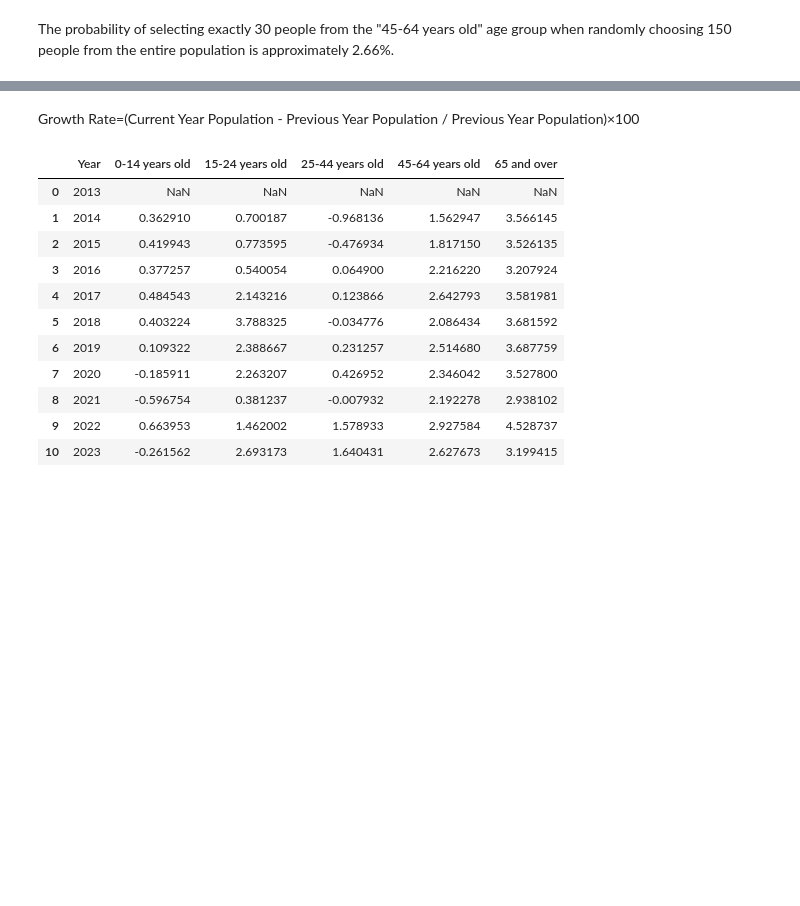
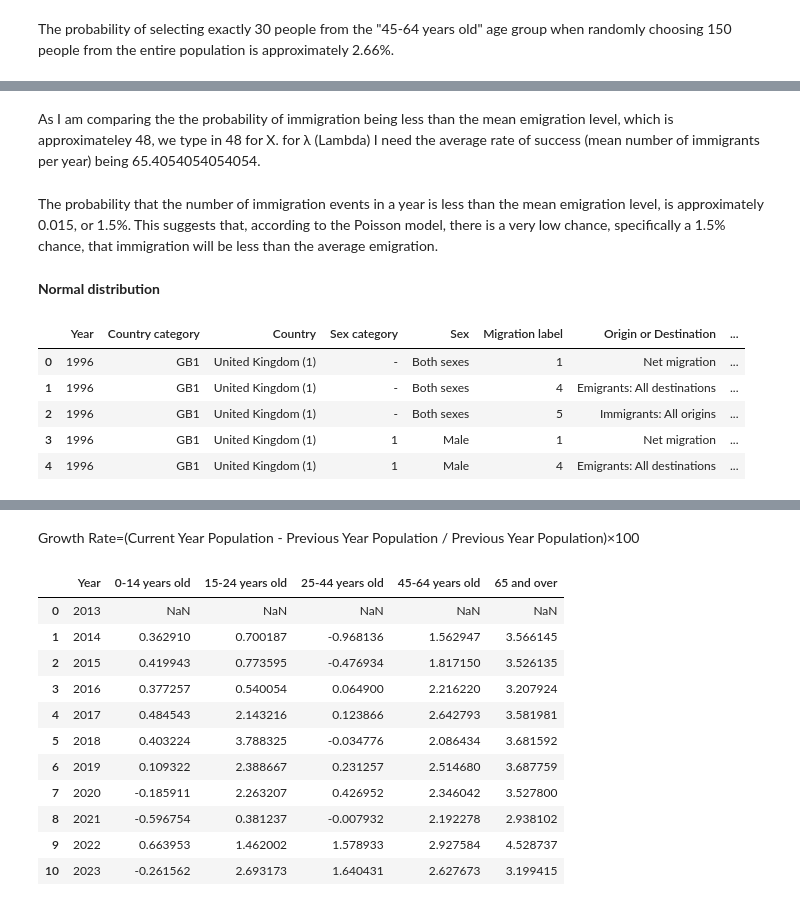
Before and after one commit to Ivkoto/DataAnalyticsMachineLearning, a Jupyter notebook: Data_Preparation/CA1_V6_2_refactored.ipynb, the cells around one changed output, grey strips where cells are left out. Saved outputs shown, nothing was run; the diff lists cells and outputs as text; code cells hidden in the pictures; blank space fills up the shorter version.

```diff
--- a/Data_Preparation/CA1_V6_2_refactored.ipynb
+++ b/Data_Preparation/CA1_V6_2_refactored.ipynb
@@ -268,0 +317,15 @@ The probability of selecting exactly 30 people from the "45-64 years old" age gr
+# %% [markdown]
+As I am comparing the the probability of immigration being less than the mean emigration level, which is approximateley 48, we type in 48 for X. for λ (Lambda) I need the average rate of success (mean number of immigrants per year) being 65.4054054054054.
+# %% [markdown]
+The probability that the number of immigration events in a year is less than the mean emigration level, is approximately 0.015, or 1.5%. This suggests that, according to the Poisson model, there is a very low chance, specifically a 1.5% chance, that immigration will be less than the average emigration.
+# %% [markdown]
+**Normal distribution**
+# %%
+migration_df_1996.head()
+# %% [output]
+|  | Year | Country category | Country | Sex category | Sex | Migration label | Origin or Destination | ... |
+| 0 | 1996 | GB1 | United Kingdom (1) | - | Both sexes | 1 | Net migration | ... |
+| 1 | 1996 | GB1 | United Kingdom (1) | - | Both sexes | 4 | Emigrants: All destinations | ... |
+| 2 | 1996 | GB1 | United Kingdom (1) | - | Both sexes | 5 | Immigrants: All origins | ... |
+| 3 | 1996 | GB1 | United Kingdom (1) | 1 | Male | 1 | Net migration | ... |
+| 4 | 1996 | GB1 | United Kingdom (1) | 1 | Male | 4 | Emigrants: All destinations | ... |
```
Also changed, not shown: parts of 21 cells of this notebook.
